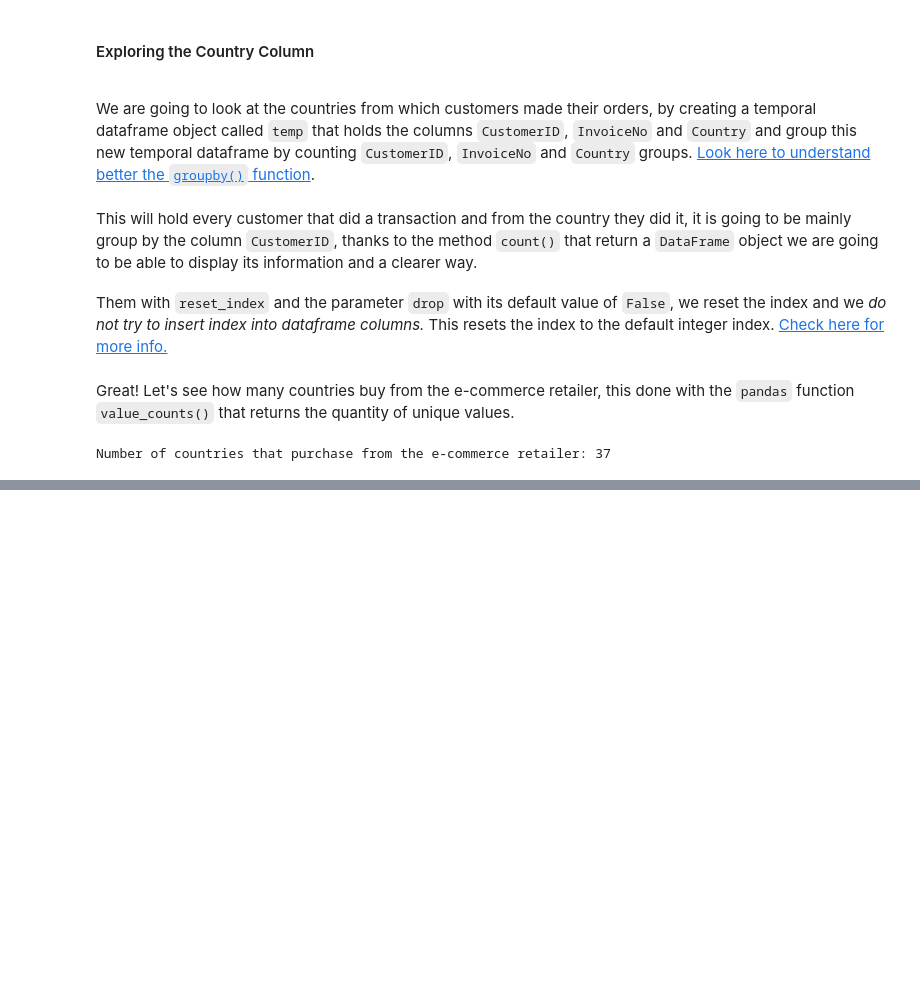
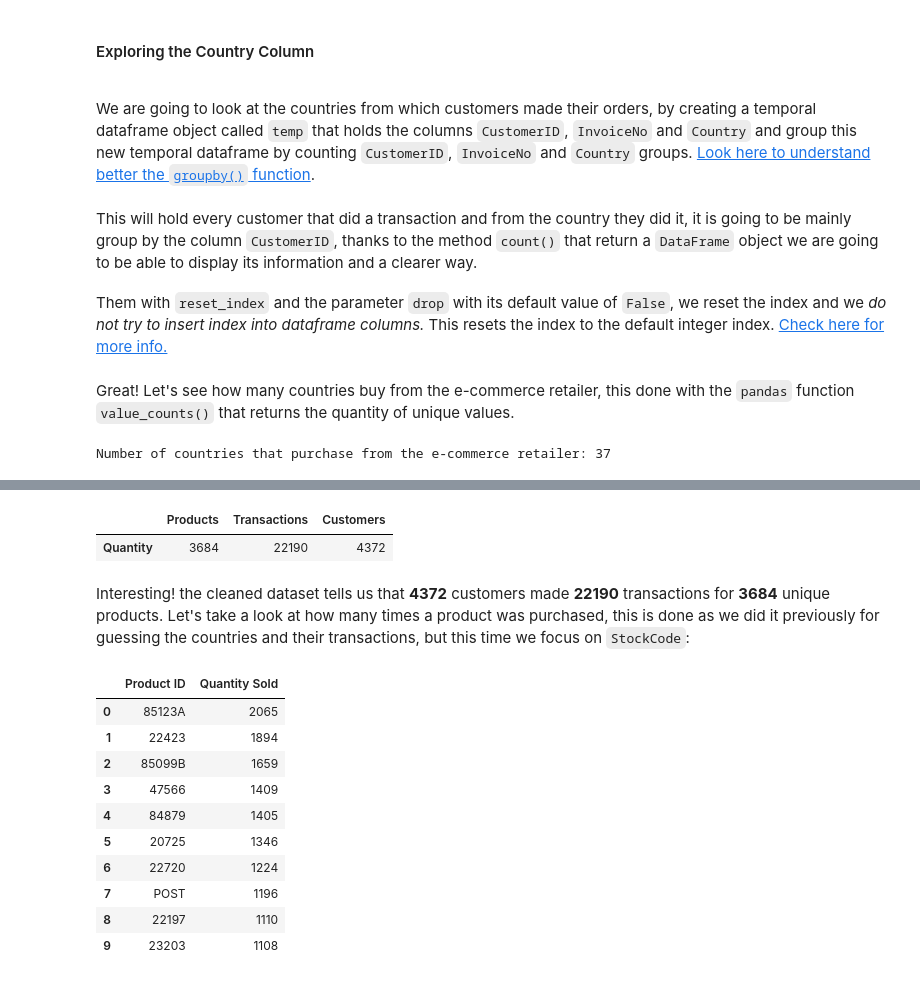
Before and after one commit to kleyersoma/E-Commerce_UK_Retailer_ML, a Jupyter notebook: e-commerce_uk_retailer_machine_learning_analysis.ipynb, the cells around one changed output, grey strips where cells are left out. Drawn from its saved outputs; the diff is of its cells as text; code cells hidden in the pictures; blank space fills up the shorter version.

```diff
--- a/e-commerce_uk_retailer_machine_learning_analysis.ipynb
+++ b/e-commerce_uk_retailer_machine_learning_analysis.ipynb
@@ -287,0 +306,28 @@ Name: CustomerID, Length: 4372, dtype: int64
+# %%
+pd.DataFrame([{'Products': len(df['StockCode'].value_counts()),
+               'Transactions': len(df['InvoiceNo'].value_counts()),
+               'Customers': len(df['CustomerID'].value_counts())}],
+             columns = ['Products', 'Transactions', 'Customers'], index = ['Quantity'])
+# %% [output]
+|  | Products | Transactions | Customers |
+| Quantity | 3684 | 22190 | 4372 |
+# %% [markdown]
+Interesting! the cleaned dataset tells us that <b>4372</b> customers made <b>22190</b> transactions for <b>3684</b> unique products. Let's take a look at how many times a product was purchased, this is done as we did it previously for guessing the countries and their transactions, but this time we focus on <code>StockCode</code>:
+# %%
+PRODUCTS_ID, QUANTITY_SOLD = np.unique(df['StockCode'], return_counts=True)
+# %%
+products_purchases = pd.DataFrame({'Product ID': PRODUCTS_ID, 'Quantity Sold': QUANTITY_SOLD})
+products_purchases.sort_values(by='Quantity Sold', ascending=False, inplace=True, ignore_index=True)
+products_purchases.head(10)
+# %% [output]
+|  | Product ID | Quantity Sold |
+| 0 | 85123A | 2065 |
+| 1 | 22423 | 1894 |
+| 2 | 85099B | 1659 |
+| 3 | 47566 | 1409 |
+| 4 | 84879 | 1405 |
+| 5 | 20725 | 1346 |
+| 6 | 22720 | 1224 |
+| 7 | POST | 1196 |
+| 8 | 22197 | 1110 |
+| 9 | 23203 | 1108 |
```
Also changed, not shown: parts of 18 cells of this notebook.
